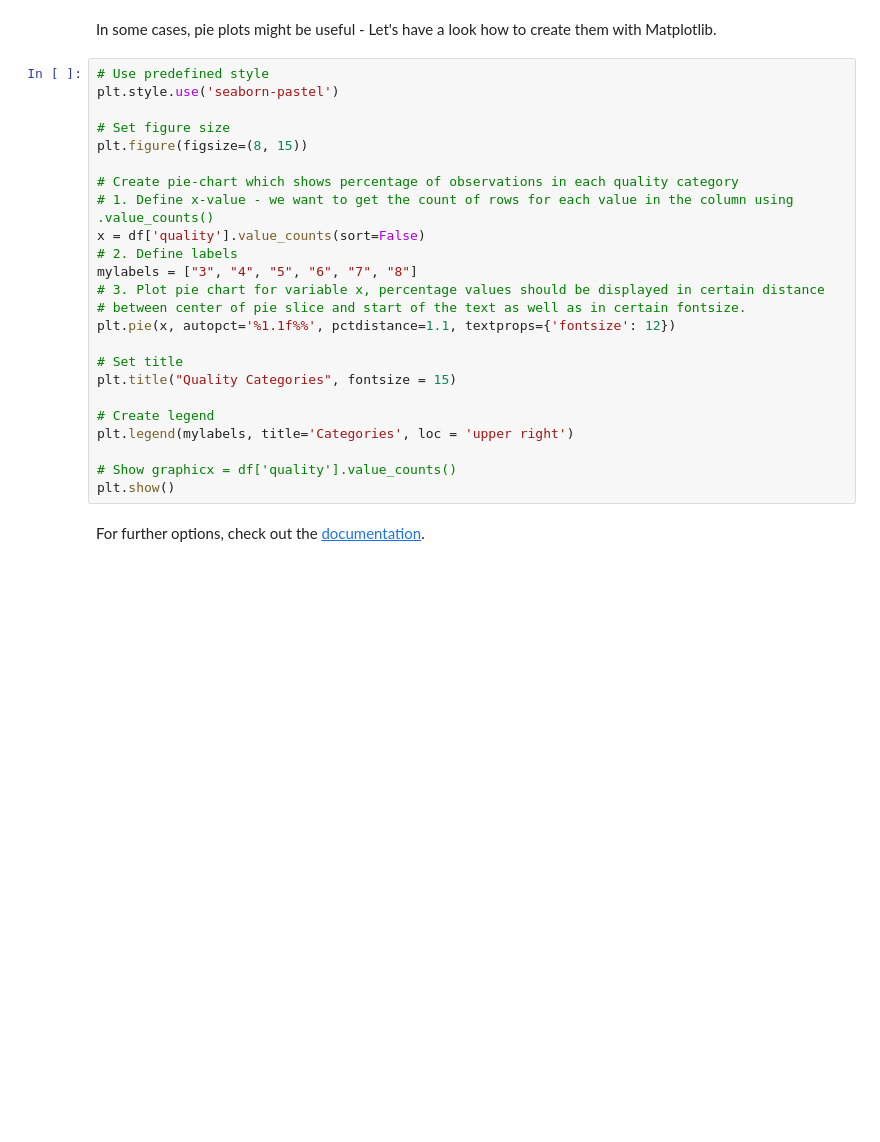
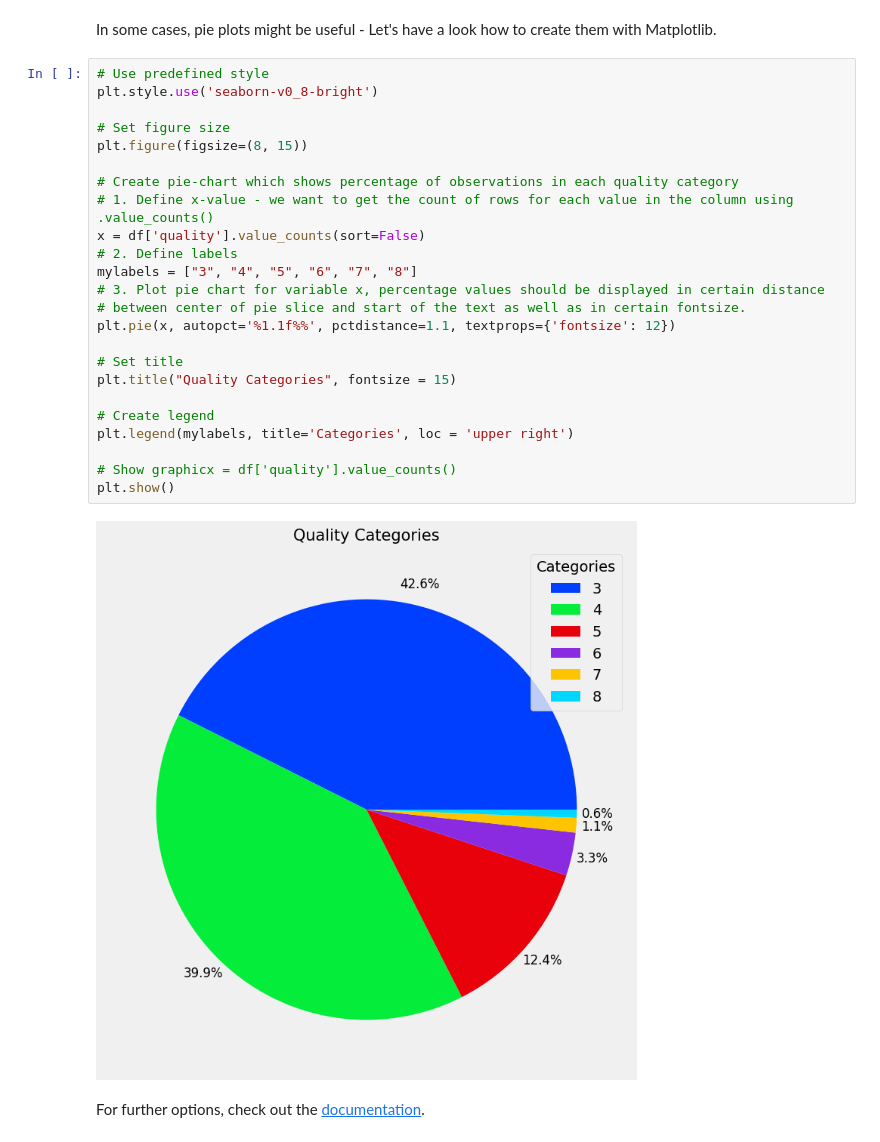
Before and after one commit to SabrinaPau/05_intro-matplotlib, a Jupyter notebook: Basic_plotting_with_matplotlib.ipynb, the cells around one changed output. Cells and saved outputs as stored; diff of their text form; blank space fills up the shorter version.

```diff
--- a/Basic_plotting_with_matplotlib.ipynb
+++ b/Basic_plotting_with_matplotlib.ipynb
@@ -158,28 +175,30 @@ See further options [here](https://matplotlib.org/stable/api/_as_gen/matplotlib.
 In some cases, pie plots might be useful - Let's have a look how to create them with Matplotlib.
 # %%
 # Use predefined style
-plt.style.use('seaborn-pastel')
+plt.style.use('seaborn-v0_8-bright')
 
 # Set figure size
 plt.figure(figsize=(8, 15))
 
 # Create pie-chart which shows percentage of observations in each quality category
 # 1. Define x-value - we want to get the count of rows for each value in the column using .value_counts()
 x = df['quality'].value_counts(sort=False)
 # 2. Define labels
 mylabels = ["3", "4", "5", "6", "7", "8"]
 # 3. Plot pie chart for variable x, percentage values should be displayed in certain distance
 # between center of pie slice and start of the text as well as in certain fontsize.
 plt.pie(x, autopct='%1.1f%%', pctdistance=1.1, textprops={'fontsize': 12})
 
 # Set title
 plt.title("Quality Categories", fontsize = 15)
 
 # Create legend
 plt.legend(mylabels, title='Categories', loc = 'upper right')
 
 # Show graphicx = df['quality'].value_counts()
 plt.show()
+# %% [output]
+[figure, added]
 # %% [markdown]
 For further options, check out the [documentation](https://matplotlib.org/stable/api/_as_gen/matplotlib.pyplot.pie.html).
 # %% [markdown]
```
Also changed, not shown: parts of 10 cells of this notebook, 1 other file.
